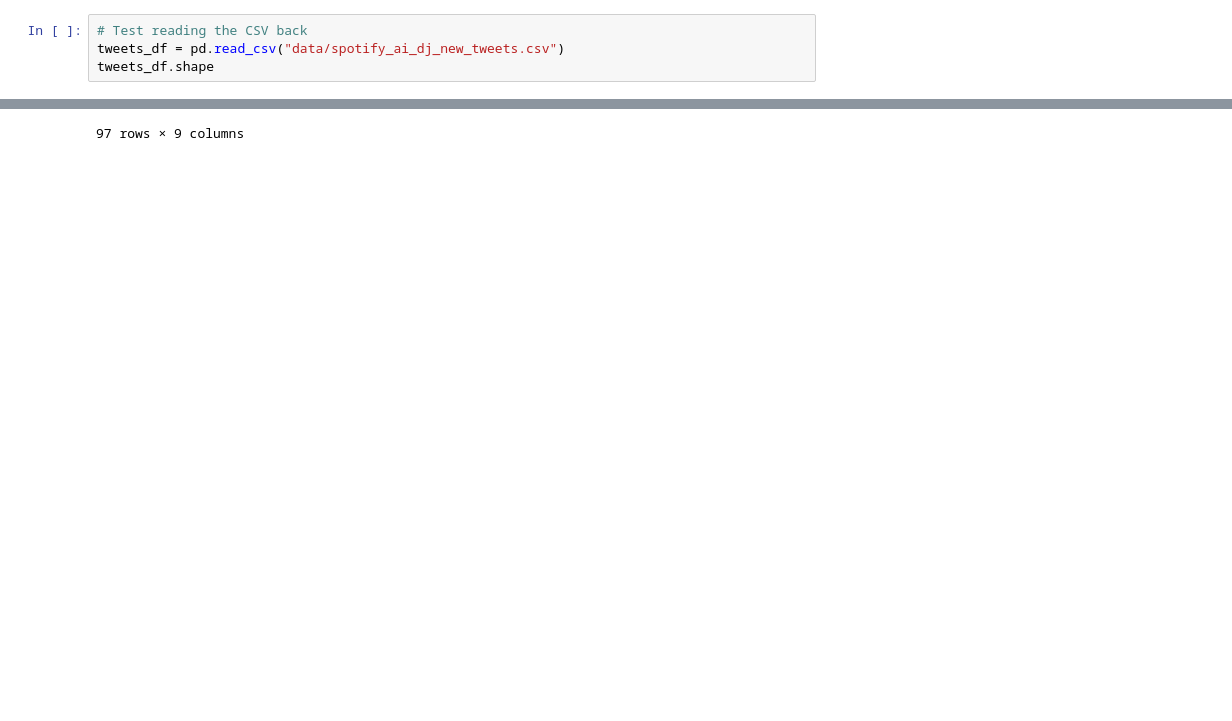
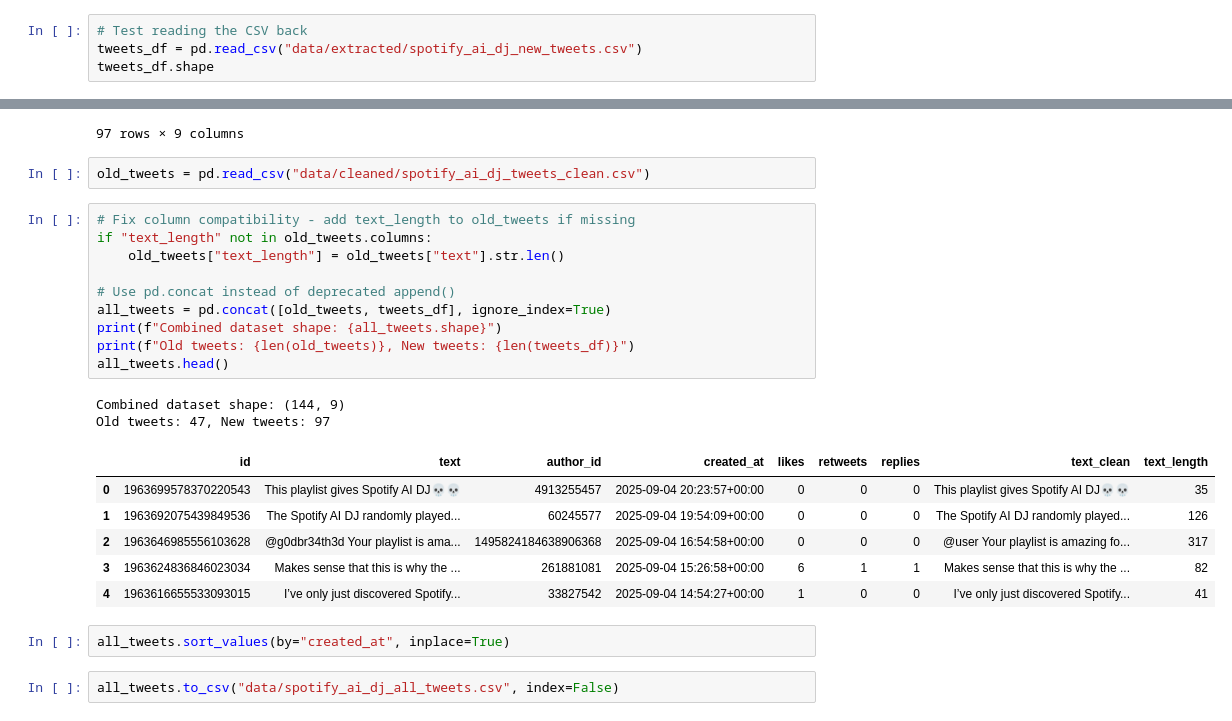
Before and after one commit to jpronier/spotify-data-project, a Jupyter notebook: 00_twitter_api.ipynb, the cells around one changed output, grey strips where cells are left out. Drawn from its saved outputs; the diff is of its cells as text; blank space fills up the shorter version.

```diff
--- a/00_twitter_api.ipynb
+++ b/00_twitter_api.ipynb
@@ -144,7 +144,7 @@ df_new.to_csv("data/spotify_ai_dj_new_tweets.csv", index=False)
 ## Pre-processing for Model
 # %%
 # Test reading the CSV back
-tweets_df = pd.read_csv("data/spotify_ai_dj_new_tweets.csv")
+tweets_df = pd.read_csv("data/extracted/spotify_ai_dj_new_tweets.csv")
 tweets_df.shape
 # %% [output]
 (97, 7)
@@ -318,3 +318,28 @@ tweets_df
 | 95 | 1977751212800737299 | YouTube Music is testing its answ... | 35203319 | 2025-10-13 15:00:08+00:00 | 10 | 7 | 3 | 133 | YouTube Music is testing its answ... |
 | 96 | 1977732168588607554 | @ooogawoooga @Spotify @SpotifyPH ... | 793132660403019776 | 2025-10-13 13:44:28+00:00 | 1 | 0 | 1 | 180 | @user @spotify @spotify Philippin... |
 97 rows × 9 columns
+# %%
+old_tweets = pd.read_csv("data/cleaned/spotify_ai_dj_tweets_clean.csv")
+# %%
+# Fix column compatibility - add text_length to old_tweets if missing
+if "text_length" not in old_tweets.columns:
+    old_tweets["text_length"] = old_tweets["text"].str.len()
+
+# Use pd.concat instead of deprecated append()
+all_tweets = pd.concat([old_tweets, tweets_df], ignore_index=True)
+print(f"Combined dataset shape: {all_tweets.shape}")
+print(f"Old tweets: {len(old_tweets)}, New tweets: {len(tweets_df)}")
+all_tweets.head()
+# %% [output]
+Combined dataset shape: (144, 9)
+Old tweets: 47, New tweets: 97
+|  | id | text | author_id | created_at | likes | retweets | replies | text_clean | text_length |
+| 0 | 1963699578370220543 | This playlist gives Spotify AI DJ💀💀 | 4913255457 | 2025-09-04 20:23:57+00:00 | 0 | 0 | 0 | This playlist gives Spotify AI DJ💀💀 | 35 |
+| 1 | 1963692075439849536 | The Spotify AI DJ randomly played... | 60245577 | 2025-09-04 19:54:09+00:00 | 0 | 0 | 0 | The Spotify AI DJ randomly played... | 126 |
+| 2 | 1963646985556103628 | @g0dbr34th3d Your playlist is ama... | 1495824184638906368 | 2025-09-04 16:54:58+00:00 | 0 | 0 | 0 | @user Your playlist is amazing fo... | 317 |
+| 3 | 1963624836846023034 | Makes sense that this is why the ... | 261881081 | 2025-09-04 15:26:58+00:00 | 6 | 1 | 1 | Makes sense that this is why the ... | 82 |
+| 4 | 1963616655533093015 | I’ve only just discovered Spotify... | 33827542 | 2025-09-04 14:54:27+00:00 | 1 | 0 | 0 | I’ve only just discovered Spotify... | 41 |
+# %%
+all_tweets.sort_values(by="created_at", inplace=True)
+# %%
+all_tweets.to_csv("data/spotify_ai_dj_all_tweets.csv", index=False)
```
Also changed, not shown: parts of 2 cells of this notebook, 1 other file.
